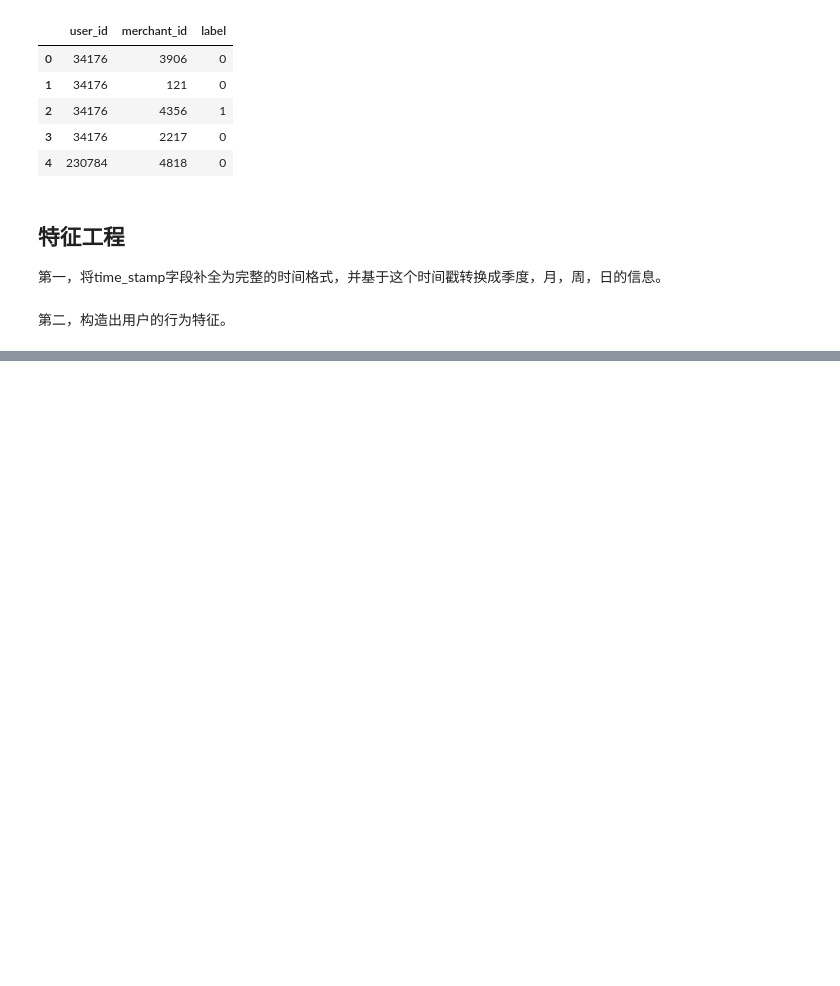
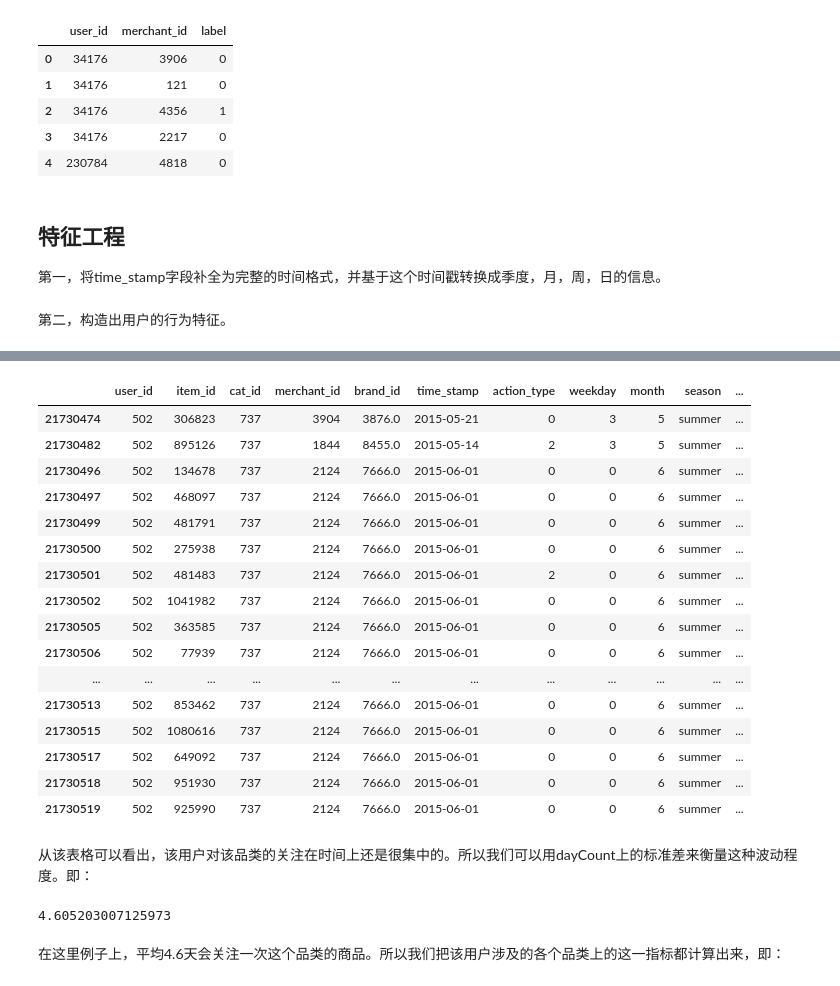
Before and after one commit to xiaojianyang820/TianChi_Learning, a Jupyter notebook: Tmall/Untitled.ipynb, the cells around one changed output, grey strips where cells are left out. Cells and saved outputs as stored; diff of their text form; code cells hidden in the pictures; blank space fills up the shorter version.

```diff
--- a/Tmall/Untitled.ipynb
+++ b/Tmall/Untitled.ipynb
@@ -107,0 +184,29 @@ Name: user_id, dtype: int64
+# %%
+user_id_data = user_log_data[user_log_data['user_id'] == 502]
+user_id_data[user_id_data['cat_id'] == 737]
+# %% [output]
+|  | user_id | item_id | cat_id | merchant_id | brand_id | time_stamp | action_type | weekday | month | season | ... |
+| 21730474 | 502 | 306823 | 737 | 3904 | 3876.0 | 2015-05-21 | 0 | 3 | 5 | summer | ... |
+| 21730482 | 502 | 895126 | 737 | 1844 | 8455.0 | 2015-05-14 | 2 | 3 | 5 | summer | ... |
+| 21730496 | 502 | 134678 | 737 | 2124 | 7666.0 | 2015-06-01 | 0 | 0 | 6 | summer | ... |
+| 21730497 | 502 | 468097 | 737 | 2124 | 7666.0 | 2015-06-01 | 0 | 0 | 6 | summer | ... |
+| 21730499 | 502 | 481791 | 737 | 2124 | 7666.0 | 2015-06-01 | 0 | 0 | 6 | summer | ... |
+| 21730500 | 502 | 275938 | 737 | 2124 | 7666.0 | 2015-06-01 | 0 | 0 | 6 | summer | ... |
+| 21730501 | 502 | 481483 | 737 | 2124 | 7666.0 | 2015-06-01 | 2 | 0 | 6 | summer | ... |
+| 21730502 | 502 | 1041982 | 737 | 2124 | 7666.0 | 2015-06-01 | 0 | 0 | 6 | summer | ... |
+| 21730505 | 502 | 363585 | 737 | 2124 | 7666.0 | 2015-06-01 | 0 | 0 | 6 | summer | ... |
+| 21730506 | 502 | 77939 | 737 | 2124 | 7666.0 | 2015-06-01 | 0 | 0 | 6 | summer | ... |
+| ... | ... | ... | ... | ... | ... | ... | ... | ... | ... | ... | ... |
+| 21730513 | 502 | 853462 | 737 | 2124 | 7666.0 | 2015-06-01 | 0 | 0 | 6 | summer | ... |
+| 21730515 | 502 | 1080616 | 737 | 2124 | 7666.0 | 2015-06-01 | 0 | 0 | 6 | summer | ... |
+| 21730517 | 502 | 649092 | 737 | 2124 | 7666.0 | 2015-06-01 | 0 | 0 | 6 | summer | ... |
+| 21730518 | 502 | 951930 | 737 | 2124 | 7666.0 | 2015-06-01 | 0 | 0 | 6 | summer | ... |
+| 21730519 | 502 | 925990 | 737 | 2124 | 7666.0 | 2015-06-01 | 0 | 0 | 6 | summer | ... |
+# %% [markdown]
+从该表格可以看出，该用户对该品类的关注在时间上还是很集中的。所以我们可以用dayCount上的标准差来衡量这种波动程度。即：
+# %%
+user_id_data[user_id_data['cat_id'] == 737]['dayCount'].std()
+# %% [output]
+4.605203007125973
+# %% [markdown]
+在这里例子上，平均4.6天会关注一次这个品类的商品。所以我们把该用户涉及的各个品类上的这一指标都计算出来，即：
```
Also changed, not shown: parts of 8 cells of this notebook.
